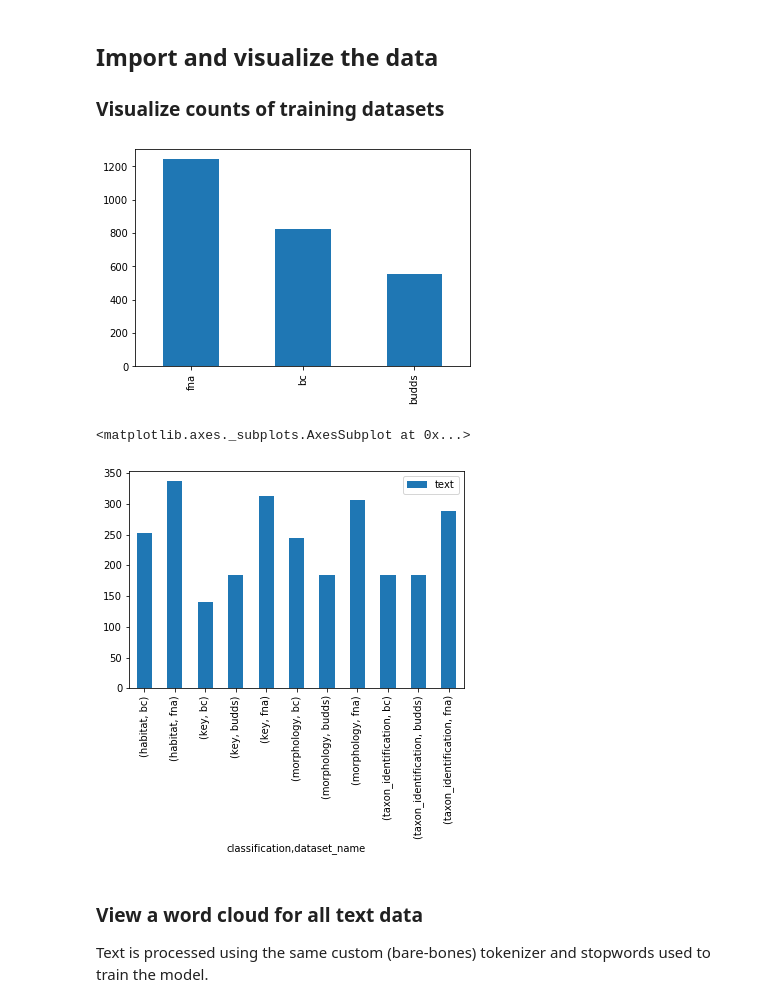
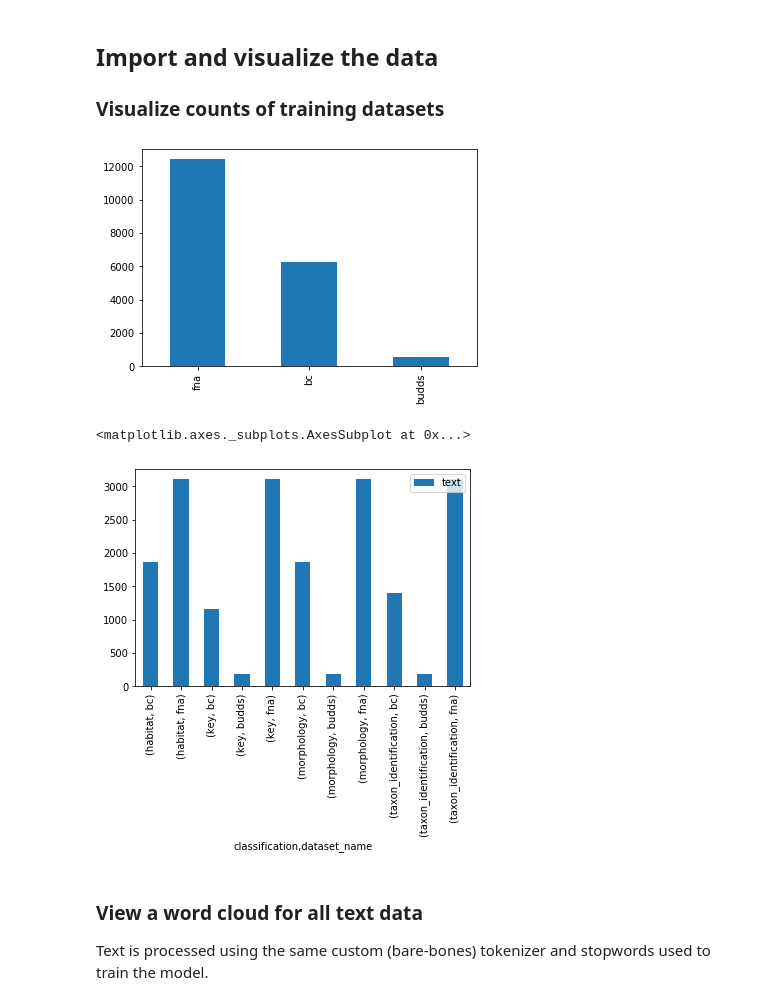
Before and after one commit to jocelynpender/flora-prepper, a Jupyter notebook: notebooks/analysis_visualization.ipynb, the cells around one changed output. Drawn from its saved outputs; the diff is of its cells as text; code cells hidden in the pictures.

Commit message:
add updated notebook, figures and reports

```diff
--- a/notebooks/analysis_visualization.ipynb
+++ b/notebooks/analysis_visualization.ipynb
@@ -26,15 +26,15 @@ import src.features as features
 ## Import and visualize the data
 ### Visualize counts of training datasets
 # %%
-flora_data_frame = pd.read_csv("../data/processed/flora_data_frame.csv", index_col=0)
+flora_data_frame = pd.read_csv("../data/processed/flora_data_frame_full.csv", index_col=0)
 flora_data_frame['dataset_name'].value_counts().plot.bar()
 plt.show()
 flora_data_frame[['classification', 'dataset_name', 'text']] \
 .groupby(['classification', 'dataset_name']).count().plot.bar()
 # %% [output]
-[figure, old version]
+[figure, new version]
 <matplotlib.axes._subplots.AxesSubplot at 0x...>
-[figure, old version]
+[figure, new version]
 # %% [markdown]
 ### View a word cloud for all text data
 Text is processed using the same custom (bare-bones) tokenizer and stopwords used to train the model.
```
Also changed, not shown: parts of 31 cells of this notebook, 31 other files.
